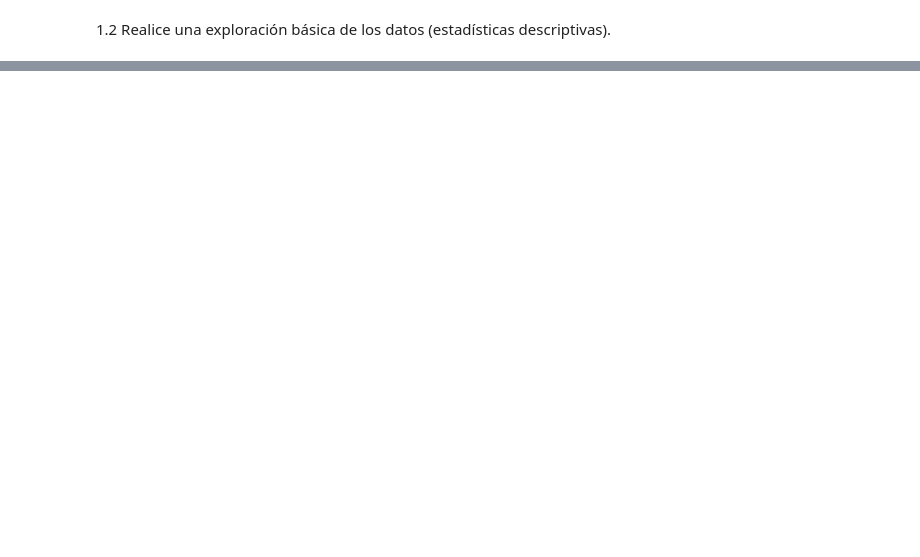
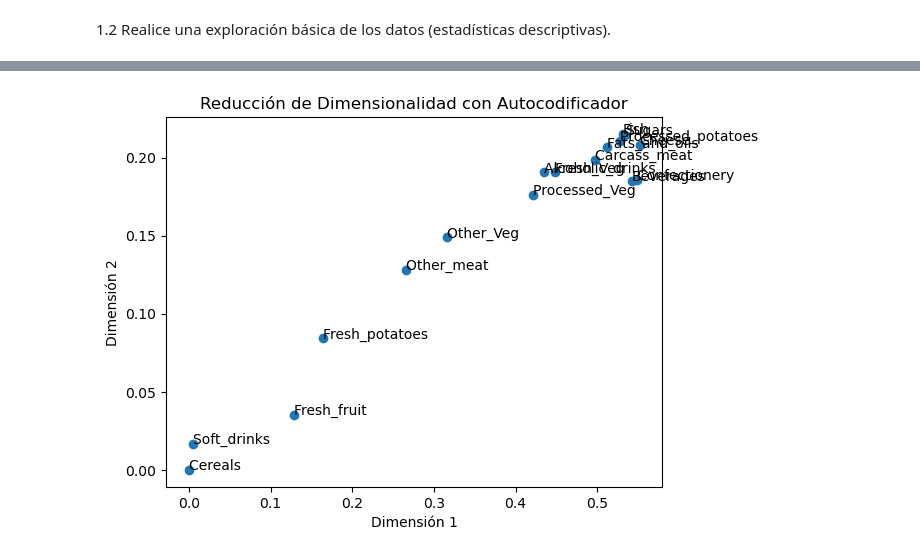
Before and after one commit to jazurdia/lab5-DS, a Jupyter notebook: lab.ipynb, the cells around one changed output, grey strips where cells are left out. Saved outputs shown, nothing was run; the diff lists cells and outputs as text; code cells hidden in the pictures; blank space fills up the shorter version.

```diff
--- a/lab.ipynb
+++ b/lab.ipynb
@@ -50,0 +48,25 @@ data.head()
+# %%
+import tensorflow as tf
+from tensorflow.keras import layers, models
+
+# Definir el autocodificador
+input_dim = data_scaled.shape[1]  # Número de países
+encoding_dim = 2  # Cuello de botella de 2 dimensiones
+
+# Capa de entrada
+input_layer = layers.Input(shape=(input_dim,))
+
+# Codificador
+encoded = layers.Dense(10, activation='relu')(input_layer)
+encoded = layers.Dense(encoding_dim, activation='relu')(encoded)
+
+# Decodificador
+decoded = layers.Dense(10, activation='relu')(encoded)
+decoded = layers.Dense(input_dim, activation='sigmoid')(decoded)
+
+# Modelo autocodificador
+autoencoder = models.Model(input_layer, decoded)
+autoencoder.compile(optimizer='adam', loss='mse')
+
+# Resumen del modelo
+autoencoder.summary()
@@ -50,0 +93,3 @@ data.head()
+# %%
+# Entrenar el autocodificador
+autoencoder.fit(data_scaled, data_scaled, epochs=50, batch_size=4, shuffle=True)
@@ -50,0 +123,4 @@ data.head()
+# %%
+# Crear un modelo para obtener solo la parte codificada
+encoder = models.Model(input_layer, encoded)
+reduced_data = encoder.predict(data_scaled)
@@ -50,0 +129,15 @@ data.head()
+# %%
+import matplotlib.pyplot as plt
+
+plt.scatter(reduced_data[:, 0], reduced_data[:, 1])
+
+# Añadir etiquetas para los tipos de alimentos
+for i, food in enumerate(foods):
+    plt.text(reduced_data[i, 0], reduced_data[i, 1], food)
+
+plt.xlabel('Dimensión 1')
+plt.ylabel('Dimensión 2')
+plt.title('Reducción de Dimensionalidad con Autocodificador')
+plt.show()
+# %% [output]
+[figure, added]
```
Also changed, not shown: parts of 14 cells of this notebook.
